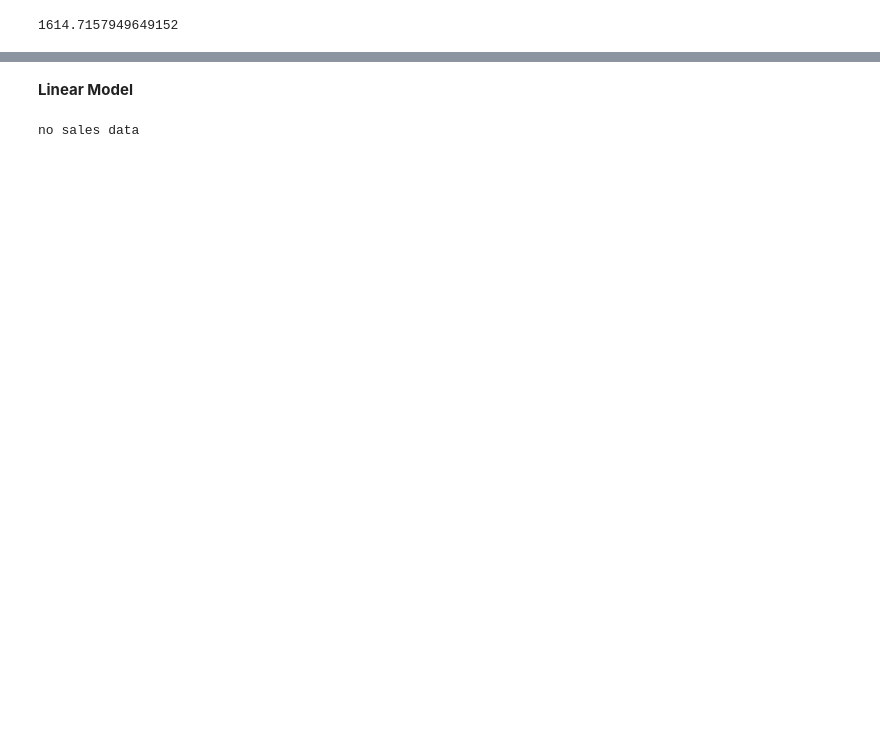
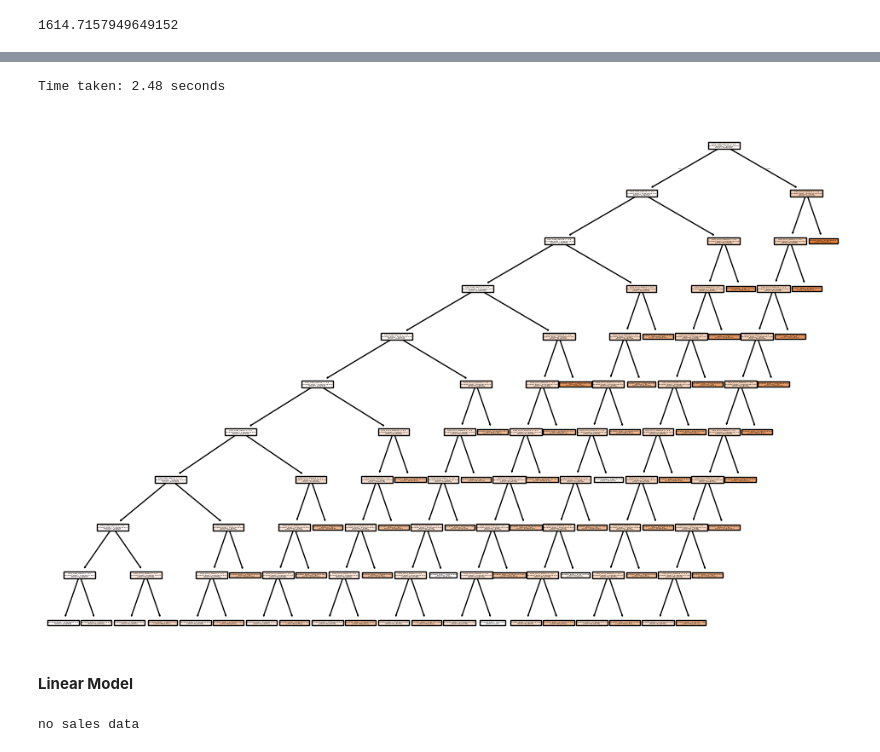
Before and after one commit to zelal-Eizaldeen/project2_Walmart_Price_Prediction, a Jupyter notebook: Project2_Walmart_Price_Prediction.ipynb, the cells around one changed output, grey strips where cells are left out. Saved outputs shown, nothing was run; the diff lists cells and outputs as text; code cells hidden in the pictures; blank space fills up the shorter version.

```diff
--- a/Project2_Walmart_Price_Prediction.ipynb
+++ b/Project2_Walmart_Price_Prediction.ipynb
@@ -392,3 +683,25 @@ naive_pred
+# %%
+# Convert categorical columns to dummy variables
+X = pd.get_dummies(df[['Cate_Dept','Cate_Store']], drop_first=True)
+y = df['Weekly_Sales']
+
+start_time = time.time()
+# Fit a Decision Tree Regressor
+regressor = DecisionTreeRegressor(random_state=42,max_depth=10)
+regressor.fit(X, y)
+
+
+end_time = time.time()
+
+print(f"Time taken: {end_time - start_time:.2f} seconds")
+
+# Plot the decision tree
+plt.figure(figsize=(12, 8))
+tree.plot_tree(regressor, feature_names=X.columns, filled=True)
+plt.show()
+# %% [output]
+Time taken: 2.48 seconds
+[figure, added]
 # %% [markdown]
 **Linear Model**
 # %%
```
Also changed, not shown: parts of 59 cells of this notebook.
